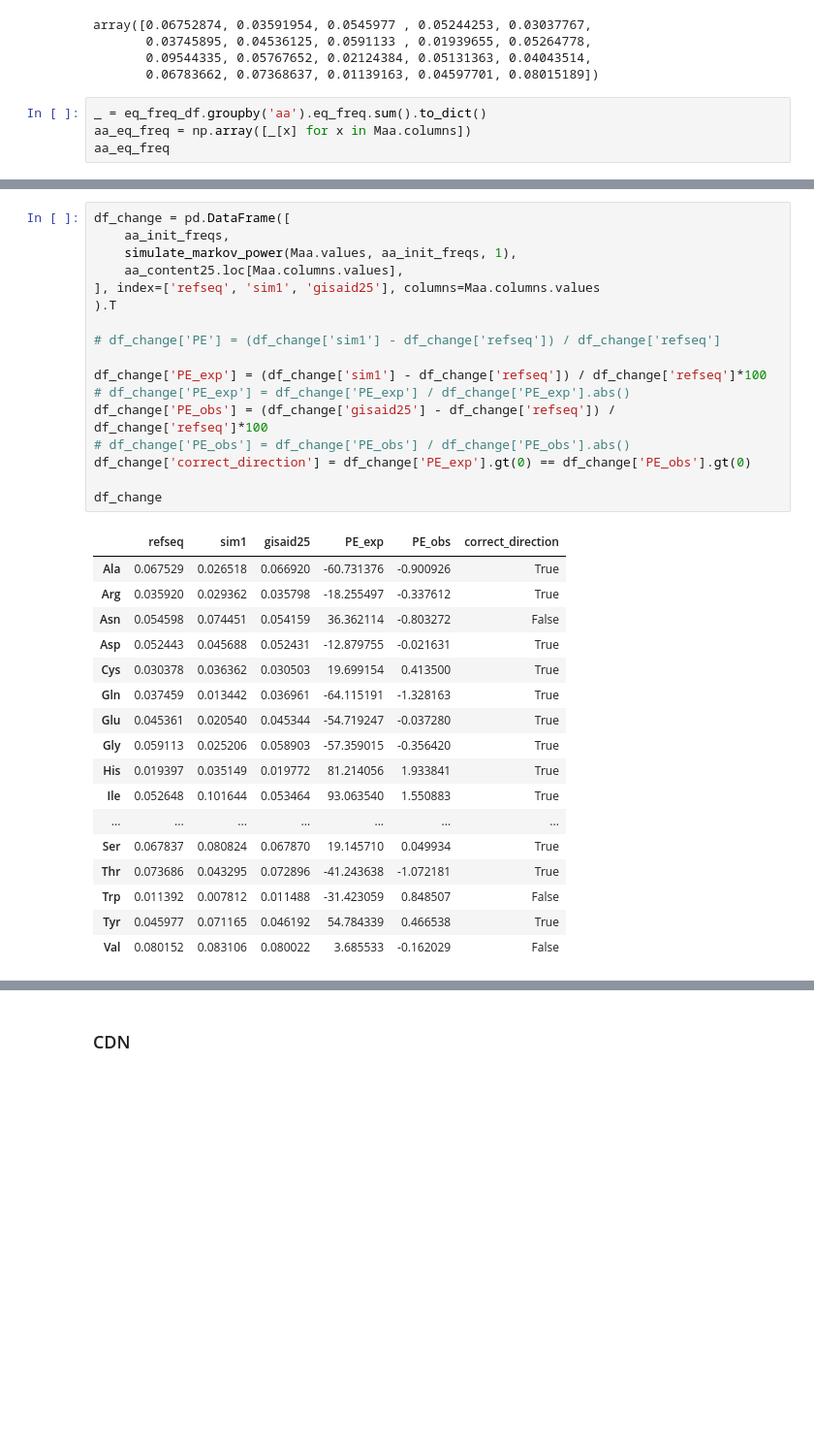
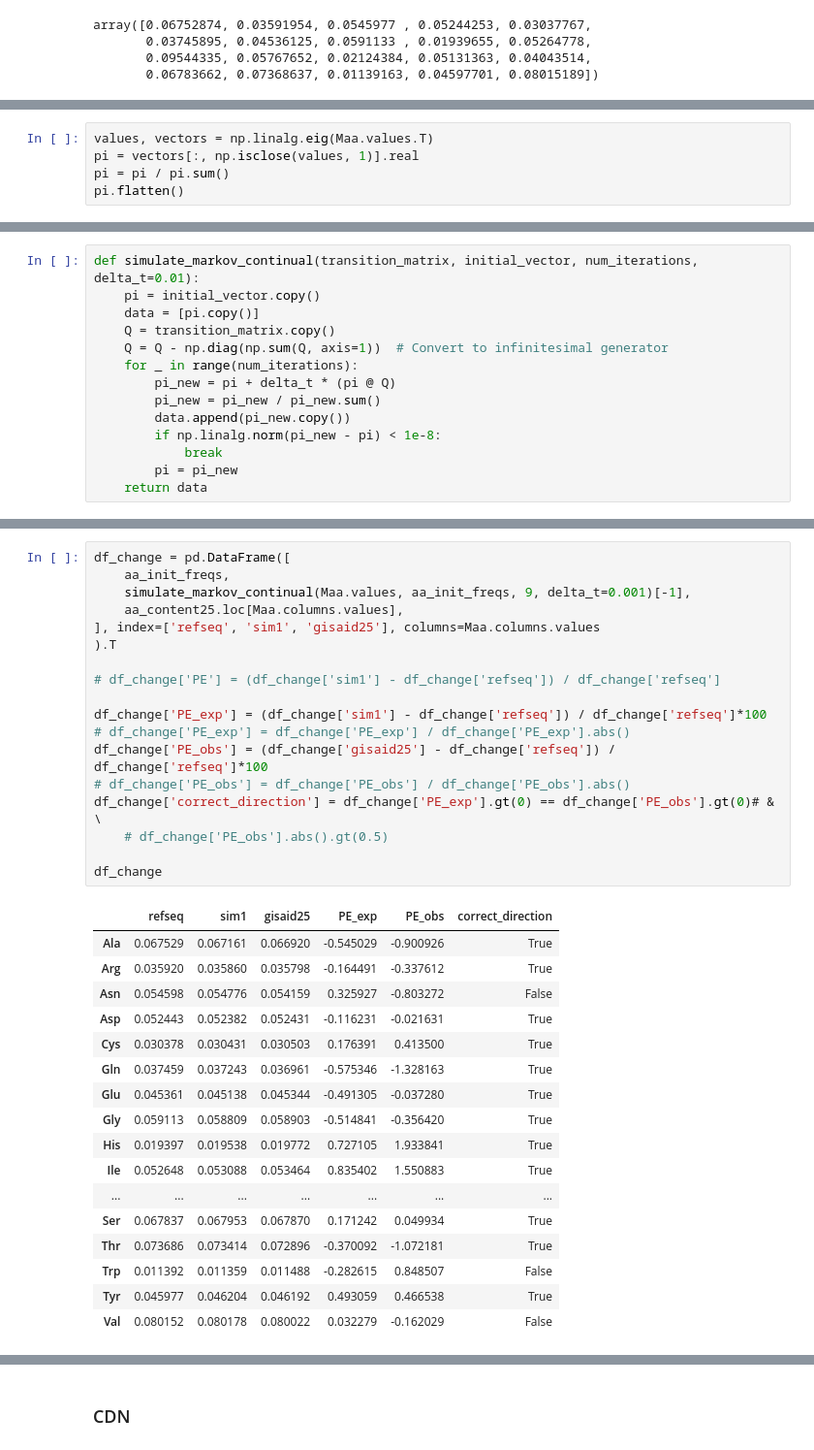
Before and after one commit to mitoclub/RNAViralMutSpec, a Jupyter notebook: sars-cov-2_aa_subst/simulation.ipynb, the cells around one changed output, grey strips where cells are left out. Shown at 97% size. Drawn from its saved outputs; the diff is of its cells as text; blank space fills up the shorter version.

```diff
--- a/sars-cov-2_aa_subst/simulation.ipynb
+++ b/sars-cov-2_aa_subst/simulation.ipynb
@@ -191,7 +203,3 @@ array([0.06752874, 0.03591954, 0.0545977 , 0.05244253, 0.03037767,
        0.03745895, 0.04536125, 0.0591133 , 0.01939655, 0.05264778,
        0.09544335, 0.05767652, 0.02124384, 0.05131363, 0.04043514,
        0.06783662, 0.07368637, 0.01139163, 0.04597701, 0.08015189])
-# %%
-_ = eq_freq_df.groupby('aa').eq_freq.sum().to_dict()
-aa_eq_freq = np.array([_[x] for x in Maa.columns])
-aa_eq_freq
@@ -220,3 +223,8 @@ euclidean(res_aa, aa_eq_freq)
 8 0.17902144612398604
 9 0.17432982035658062
 0.1603217900546182
+# %%
+values, vectors = np.linalg.eig(Maa.values.T)
+pi = vectors[:, np.isclose(values, 1)].real
+pi = pi / pi.sum()
+pi.flatten()
@@ -237,4 +251,18 @@ plt.xscale('log')
 plt.yscale('log')
 # %% [output]
 [figure]
+# %%
+def simulate_markov_continual(transition_matrix, initial_vector, num_iterations, delta_t=0.01):
+    pi = initial_vector.copy()
+    data = [pi.copy()]
+    Q = transition_matrix.copy()
+    Q = Q - np.diag(np.sum(Q, axis=1))  # Convert to infinitesimal generator
+    for _ in range(num_iterations):
+        pi_new = pi + delta_t * (pi @ Q)
+        pi_new = pi_new / pi_new.sum()
+        data.append(pi_new.copy())
+        if np.linalg.norm(pi_new - pi) < 1e-8:
+            break
+        pi = pi_new
+    return data
 # %%
@@ -287,38 +354,39 @@ Name: 1, dtype: float64
 # %%
 df_change = pd.DataFrame([
     aa_init_freqs,
-    simulate_markov_power(Maa.values, aa_init_freqs, 1),
+    simulate_markov_continual(Maa.values, aa_init_freqs, 9, delta_t=0.001)[-1],
     aa_content25.loc[Maa.columns.values],
 ], index=['refseq', 'sim1', 'gisaid25'], columns=Maa.columns.values
 ).T
 
 # df_change['PE'] = (df_change['sim1'] - df_change['refseq']) / df_change['refseq']
 
 df_change['PE_exp'] = (df_change['sim1'] - df_change['refseq']) / df_change['refseq']*100
 # df_change['PE_exp'] = df_change['PE_exp'] / df_change['PE_exp'].abs()
 df_change['PE_obs'] = (df_change['gisaid25'] - df_change['refseq']) / df_change['refseq']*100
 # df_change['PE_obs'] = df_change['PE_obs'] / df_change['PE_obs'].abs()
-df_change['correct_direction'] = df_change['PE_exp'].gt(0) == df_change['PE_obs'].gt(0)
+df_change['correct_direction'] = df_change['PE_exp'].gt(0) == df_change['PE_obs'].gt(0)# & \
+    # df_change['PE_obs'].abs().gt(0.5)
 
 df_change
 # %% [output]
 |  | refseq | sim1 | gisaid25 | PE_exp | PE_obs | correct_direction |
-| Ala | 0.067529 | 0.026518 | 0.066920 | -60.731376 | -0.900926 | True |
-| Arg | 0.035920 | 0.029362 | 0.035798 | -18.255497 | -0.337612 | True |
-| Asn | 0.054598 | 0.074451 | 0.054159 | 36.362114 | -0.803272 | False |
-| Asp | 0.052443 | 0.045688 | 0.052431 | -12.879755 | -0.021631 | True |
-| Cys | 0.030378 | 0.036362 | 0.030503 | 19.699154 | 0.413500 | True |
-| Gln | 0.037459 | 0.013442 | 0.036961 | -64.115191 | -1.328163 | True |
-| Glu | 0.045361 | 0.020540 | 0.045344 | -54.719247 | -0.037280 | True |
-| Gly | 0.059113 | 0.025206 | 0.058903 | -57.359015 | -0.356420 | True |
-| His | 0.019397 | 0.035149 | 0.019772 | 81.214056 | 1.933841 | True |
-| Ile | 0.052648 | 0.101644 | 0.053464 | 93.063540 | 1.550883 | True |
+| Ala | 0.067529 | 0.067161 | 0.066920 | -0.545029 | -0.900926 | True |
+| Arg | 0.035920 | 0.035860 | 0.035798 | -0.164491 | -0.337612 | True |
+| Asn | 0.054598 | 0.054776 | 0.054159 | 0.325927 | -0.803272 | False |
+| Asp | 0.052443 | 0.052382 | 0.052431 | -0.116231 | -0.021631 | True |
+| Cys | 0.030378 | 0.030431 | 0.030503 | 0.176391 | 0.413500 | True |
+| Gln | 0.037459 | 0.037243 | 0.036961 | -0.575346 | -1.328163 | True |
+| Glu | 0.045361 | 0.045138 | 0.045344 | -0.491305 | -0.037280 | True |
+| Gly | 0.059113 | 0.058809 | 0.058903 | -0.514841 | -0.356420 | True |
+| His | 0.019397 | 0.019538 | 0.019772 | 0.727105 | 1.933841 | True |
+| Ile | 0.052648 | 0.053088 | 0.053464 | 0.835402 | 1.550883 | True |
 | ... | ... | ... | ... | ... | ... | ... |
-| Ser | 0.067837 | 0.080824 | 0.067870 | 19.145710 | 0.049934 | True |
-| Thr | 0.073686 | 0.043295 | 0.072896 | -41.243638 | -1.072181 | True |
-| Trp | 0.011392 | 0.007812 | 0.011488 | -31.423059 | 0.848507 | False |
-| Tyr | 0.045977 | 0.071165 | 0.046192 | 54.784339 | 0.466538 | True |
-| Val | 0.080152 | 0.083106 | 0.080022 | 3.685533 | -0.162029 | False |
+| Ser | 0.067837 | 0.067953 | 0.067870 | 0.171242 | 0.049934 | True |
+| Thr | 0.073686 | 0.073414 | 0.072896 | -0.370092 | -1.072181 | True |
+| Trp | 0.011392 | 0.011359 | 0.011488 | -0.282615 | 0.848507 | False |
+| Tyr | 0.045977 | 0.046204 | 0.046192 | 0.493059 | 0.466538 | True |
+| Val | 0.080152 | 0.080178 | 0.080022 | 0.032279 | -0.162029 | False |
 # %%
 sns.scatterplot(df_change, x='PE_exp', y='PE_obs',
                 style='correct_direction', hue='correct_direction',
```
Also changed, not shown: parts of 22 cells of this notebook, 1 other file.
